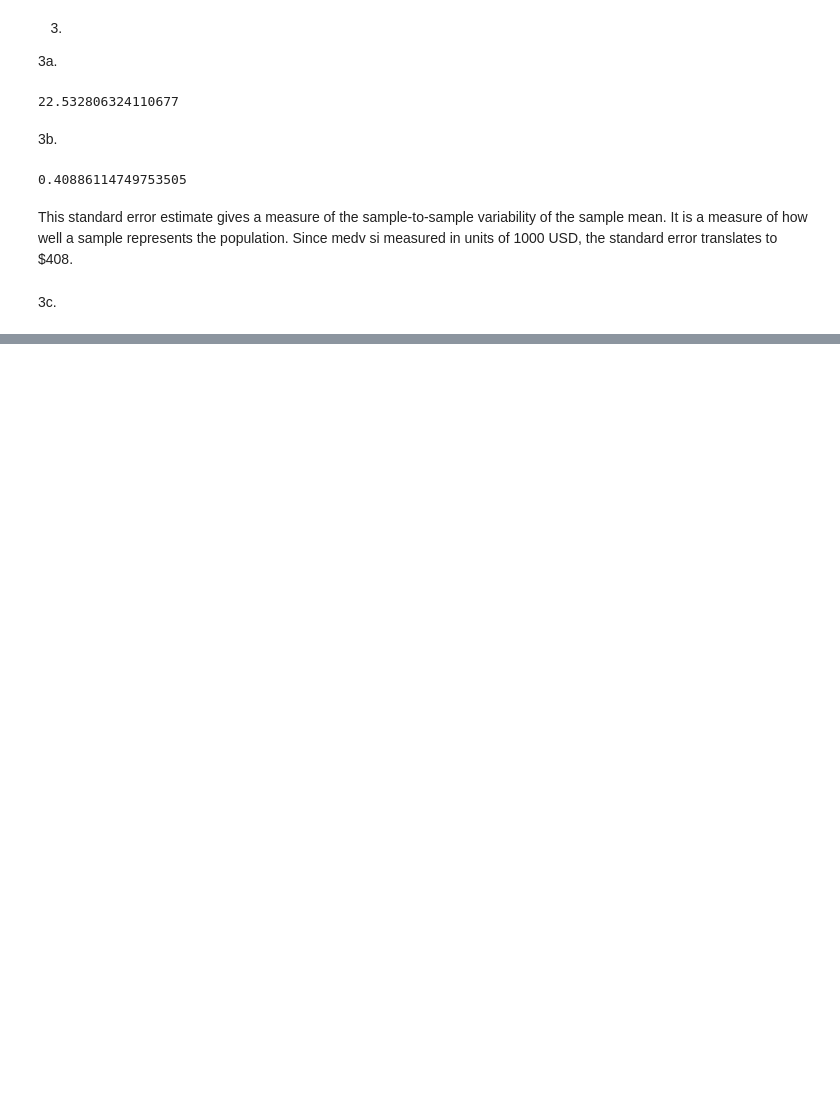
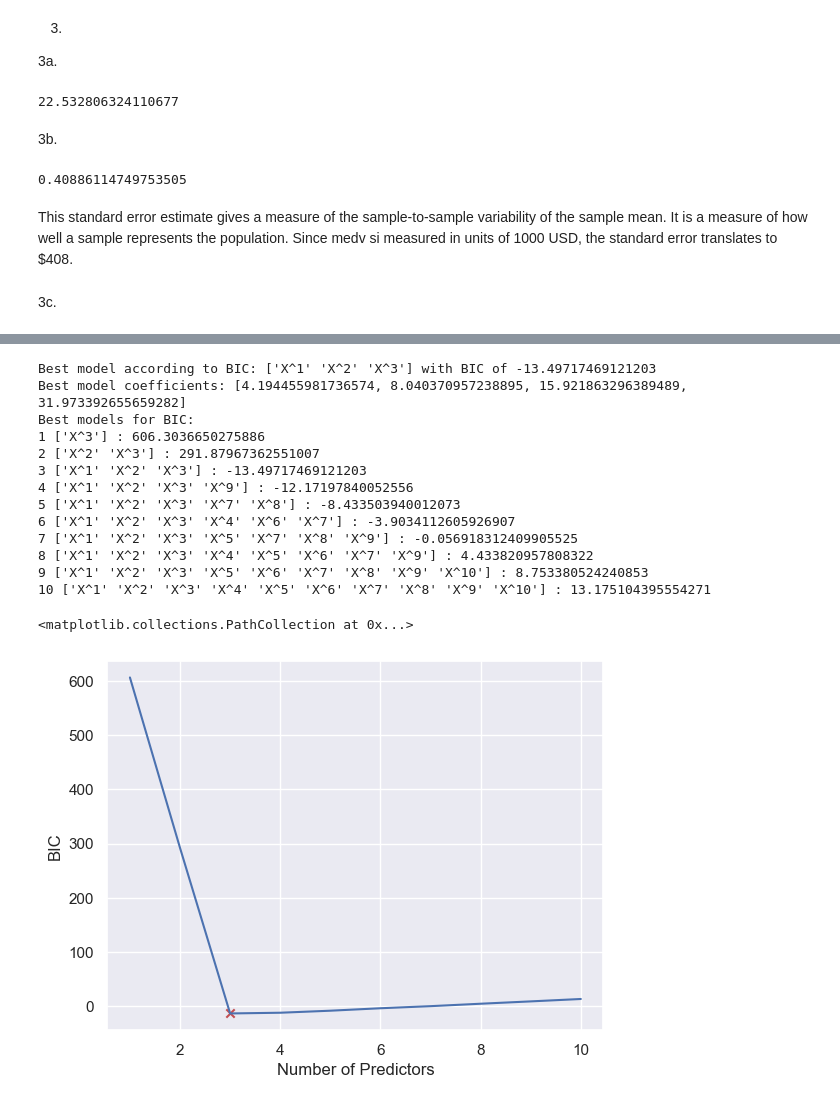
Before and after one commit to bhnord/CS4342, a Jupyter notebook: Assignment 4 Code/Assignment4.ipynb, the cells around one changed output, grey strips where cells are left out. Cells and saved outputs as stored; diff of their text form; code cells hidden in the pictures; blank space fills up the shorter version.

```diff
--- a/Assignment 4 Code/Assignment4.ipynb
+++ b/Assignment 4 Code/Assignment4.ipynb
@@ -212,0 +360,31 @@ Bootstrap standard error: 0.40467680001969836
+# %%
+best_sub, best_score, best_size, list_scores, best_coeff = best_subset_BIC(lm, powers, y, max_size=10, cv=5)
+print("Best model according to BIC:",powers.columns[list(best_sub)].values, "with BIC of", best_score)
+print("Best model coefficients: {}".format(best_coeff))
+print("Best models for BIC:")
+for subset, score in zip(best_size, list_scores):
+    print(len(subset), powers.columns[list(subset)].values, ":", score)
+
+plt.plot(range(1,11), list_scores)
+plt.xlabel("Number of Predictors")
+plt.ylabel("BIC")
+xmax = list(range(1,11))[np.argmin(list_scores)]
+ymax = min(list_scores)
+
+plt.scatter(xmax, ymax, marker="x", c="r")
+# %% [output]
+Best model according to BIC: ['X^1' 'X^2' 'X^3'] with BIC of -13.49717469121203
+Best model coefficients: [4.194455981736574, 8.040370957238895, 15.921863296389489, 31.973392655659282]
+Best models for BIC:
+1 ['X^3'] : 606.3036650275886
+2 ['X^2' 'X^3'] : 291.87967362551007
+3 ['X^1' 'X^2' 'X^3'] : -13.49717469121203
+4 ['X^1' 'X^2' 'X^3' 'X^9'] : -12.17197840052556
+5 ['X^1' 'X^2' 'X^3' 'X^7' 'X^8'] : -8.433503940012073
+6 ['X^1' 'X^2' 'X^3' 'X^4' 'X^6' 'X^7'] : -3.9034112605926907
+7 ['X^1' 'X^2' 'X^3' 'X^5' 'X^7' 'X^8' 'X^9'] : -0.056918312409905525
+8 ['X^1' 'X^2' 'X^3' 'X^4' 'X^5' 'X^6' 'X^7' 'X^9'] : 4.433820957808322
+9 ['X^1' 'X^2' 'X^3' 'X^5' 'X^6' 'X^7' 'X^8' 'X^9' 'X^10'] : 8.753380524240853
+10 ['X^1' 'X^2' 'X^3' 'X^4' 'X^5' 'X^6' 'X^7' 'X^8' 'X^9' 'X^10'] : 13.175104395554271
+<matplotlib.collections.PathCollection at 0x...>
+[figure, added]
```
Also changed, not shown: parts of 31 cells of this notebook.
